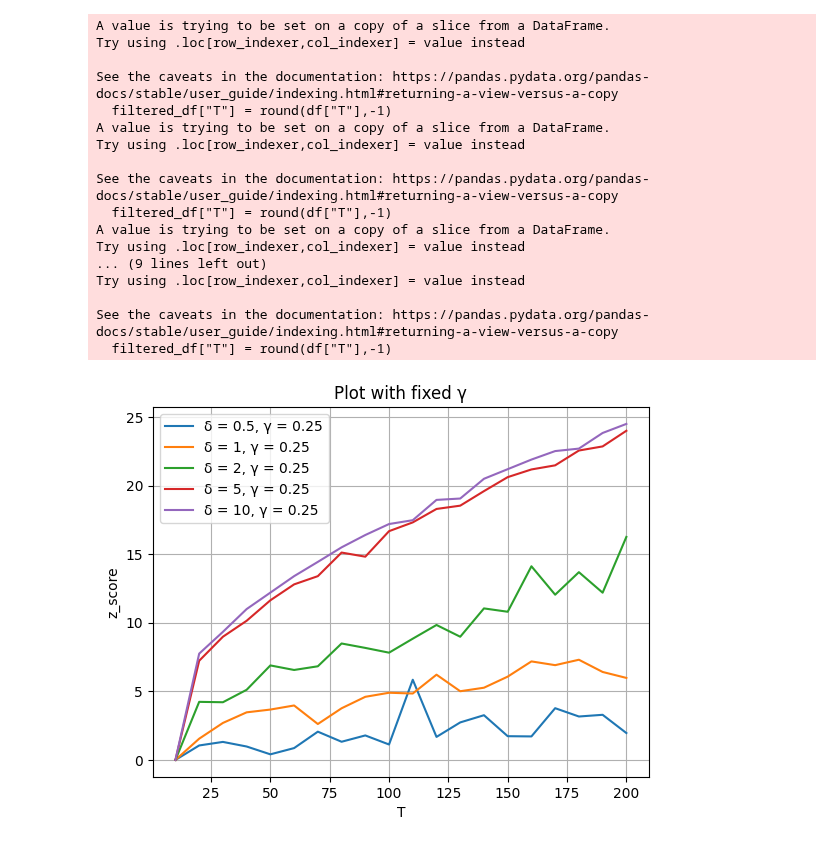
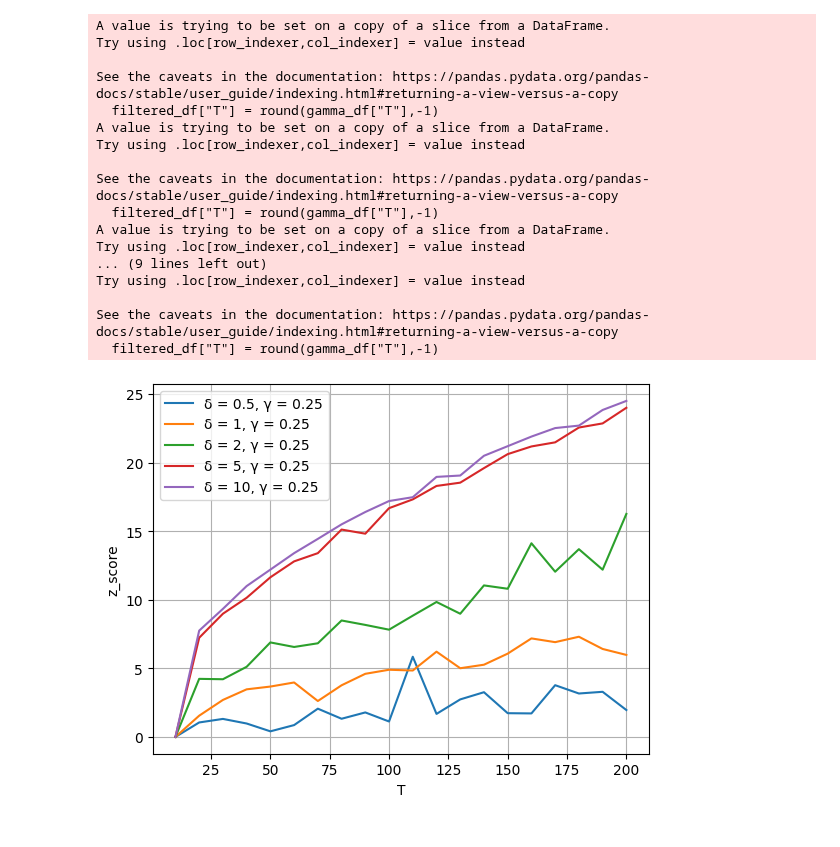
Before and after one commit to DameBr1An/Watermarked-LLM, a Jupyter notebook: plot.ipynb, the cells around one changed output. Cells and saved outputs as stored; diff of their text form; code cells hidden in the pictures.

```diff
--- a/plot.ipynb
+++ b/plot.ipynb
@@ -5,42 +5,42 @@ import matplotlib.pyplot as plt
 delta_list = [0.5,1,2,5,10]
 gamma_list =[0.1,0.25,0.5,0.75,0.9]
 # %%
-df = pd.read_csv('vis_fix_gamma.txt', delimiter=' ',header = None)
-df.columns = ["gamma","delta",'T', 'z', 'ppl']
+gamma_df = pd.read_csv('vis_fix_gamma.txt', delimiter=' ',header = None)
+gamma_df.columns = ["gamma","delta",'T', 'z', 'ppl']
+
 for i in delta_list:
-    filtered_df = df[(df.iloc[:, 1] == i) & (df.iloc[:, 0]== 0.25)]
+    filtered_df = gamma_df[(gamma_df['delta'] == i) & (gamma_df['gamma']== 0.25)]
     filtered_df.columns = ["gamma","delta",'T', 'z', 'ppl']
-    filtered_df["T"] = round(df["T"],-1)
+    filtered_df["T"] = round(gamma_df["T"],-1)
     grouped = filtered_df.groupby("T")
     filtered_df = grouped["z"].mean()
     filtered_df[0] = 0
     result = filtered_df.sort_index()
 
     plt.plot(result.index, result.values, label='δ = {}, γ = {}'.format(i, 0.25))
 
 plt.xlabel('T')
 plt.ylabel('z_score')
-plt.title('Plot with fixed γ')
 plt.legend()
 plt.grid(True)
 plt.show()
 # %% [output]
 A value is trying to be set on a copy of a slice from a DataFrame.
 Try using .loc[row_indexer,col_indexer] = value instead
 
 See the caveats in the documentation: https://pandas.pydata.org/pandas-docs/stable/user_guide/indexing.html#returning-a-view-versus-a-copy
-  filtered_df["T"] = round(df["T"],-1)
+  filtered_df["T"] = round(gamma_df["T"],-1)
 A value is trying to be set on a copy of a slice from a DataFrame.
 Try using .loc[row_indexer,col_indexer] = value instead
 
 See the caveats in the documentation: https://pandas.pydata.org/pandas-docs/stable/user_guide/indexing.html#returning-a-view-versus-a-copy
-  filtered_df["T"] = round(df["T"],-1)
+  filtered_df["T"] = round(gamma_df["T"],-1)
 A value is trying to be set on a copy of a slice from a DataFrame.
 Try using .loc[row_indexer,col_indexer] = value instead
 ... (9 lines left out)
 Try using .loc[row_indexer,col_indexer] = value instead
 
 See the caveats in the documentation: https://pandas.pydata.org/pandas-docs/stable/user_guide/indexing.html#returning-a-view-versus-a-copy
-  filtered_df["T"] = round(df["T"],-1)
+  filtered_df["T"] = round(gamma_df["T"],-1)
-[figure, old version]
+[figure, new version]
 # %%
```
Also changed, not shown: parts of 4 cells of this notebook, 5 other files.
